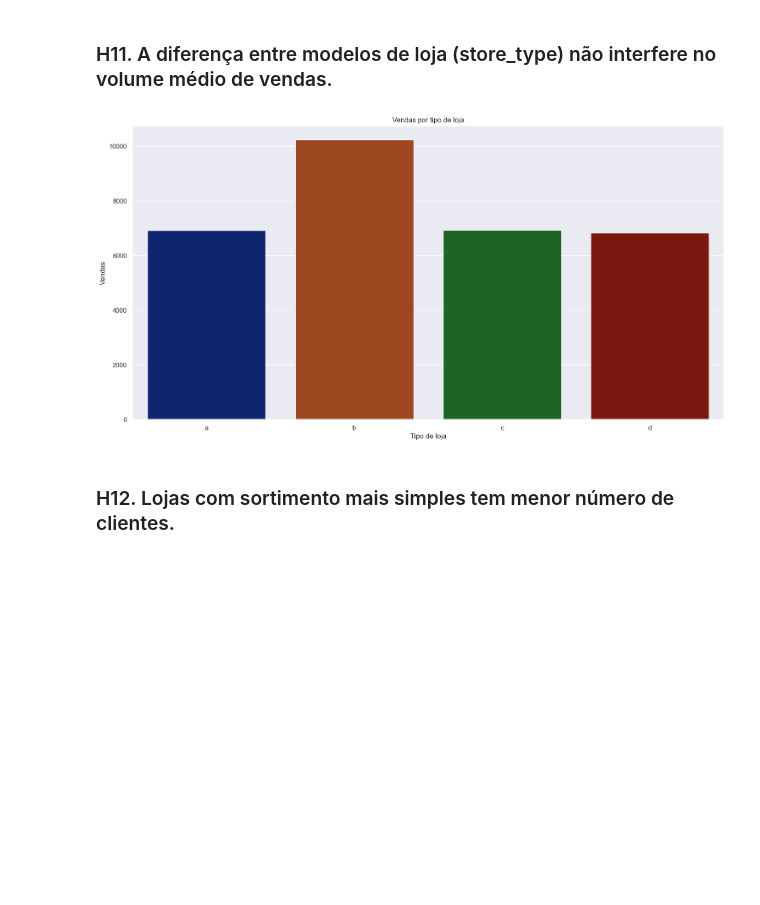
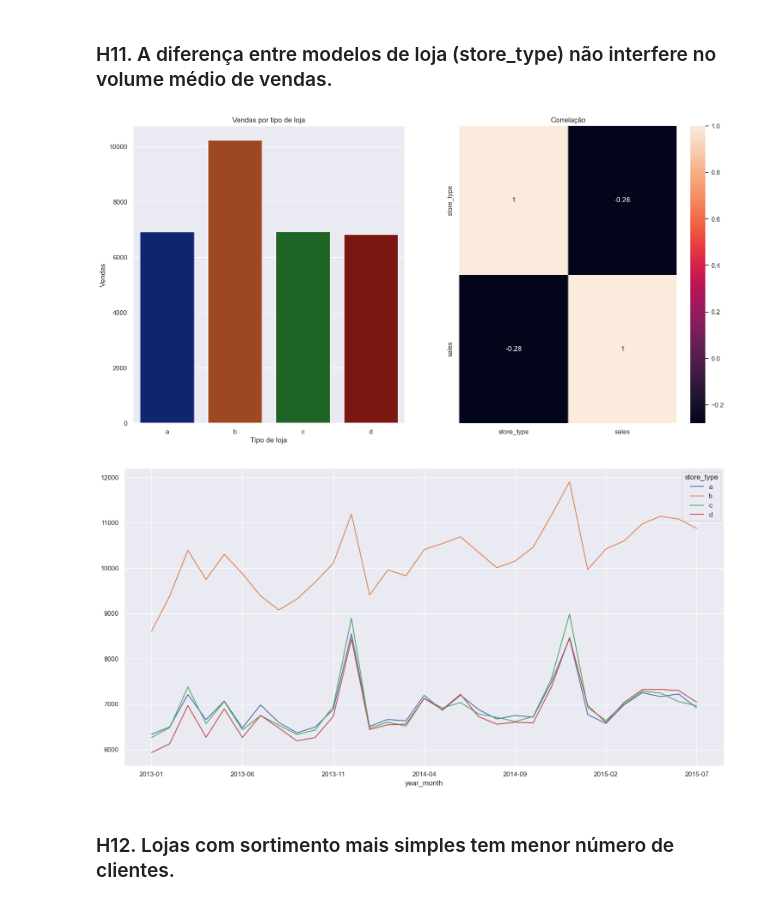
Before and after one commit to FelipeCaetanoDS/rossmann, a Jupyter notebook: rossmann_predict_project.ipynb, the cells around one changed output. Drawn from its saved outputs; the diff is of its cells as text; code cells hidden in the pictures; blank space fills up the shorter version.

Commit message:
data preparation, feature selection, eda improvement

```diff
--- a/rossmann_predict_project.ipynb
+++ b/rossmann_predict_project.ipynb
@@ -538,12 +592,24 @@ sns.barplot(data=h10, x='assortment', y='sales', palette='pastel').set(title='Ve
 # %% [markdown]
 ### H11. A diferença entre modelos de loja (store_type) não interfere no volume médio de vendas.
 # %%
+plt.subplot(1, 2, 1)
 h11 = data3[['sales', 'store_type']].groupby('store_type').mean().reset_index()
 sns.barplot(data=h11, y='sales', x='store_type', palette='dark').set(title='Vendas por tipo de loja',
                                                                      ylabel='Vendas',
                                                                      xlabel='Tipo de loja');
+plt.subplot(1, 2, 2)
+store_type_map = {'a': 1, 'b': 2, 'c': 3, 'd': 4 }
+h11['store_type'] = h11['store_type'].map(store_type_map)
+sns.heatmap(h11.corr(method='pearson'), annot=True).set(title='Correlação');
+
+
+h11_aux = data3.loc[:, ['sales', 'store_type', 'date']]
+h11_aux['year_month'] = h11_aux['date'].dt.strftime('%Y-%m')
+h11_aux2 = h11_aux[['sales', 'store_type', 'year_month']].groupby(['year_month', 'store_type']).mean().reset_index()
+h11_aux2.pivot(index='year_month', columns='store_type', values='sales').plot();
 # %% [output]
-[figure, old version]
+[figure, new version]
+[figure, added]
 # %% [markdown]
 ### H12. Lojas com sortimento mais simples tem menor número de clientes.
 # %%
```
Also changed, not shown: parts of 30 cells of this notebook.
